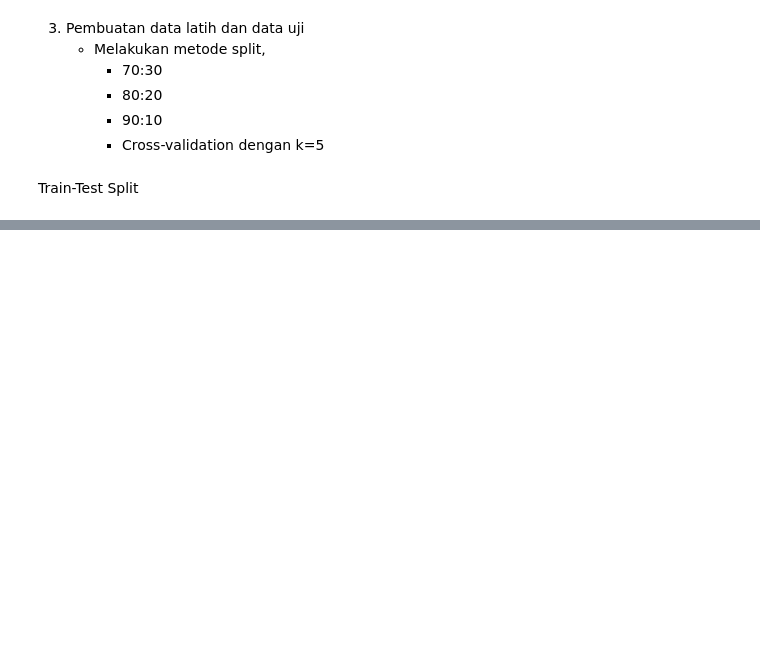
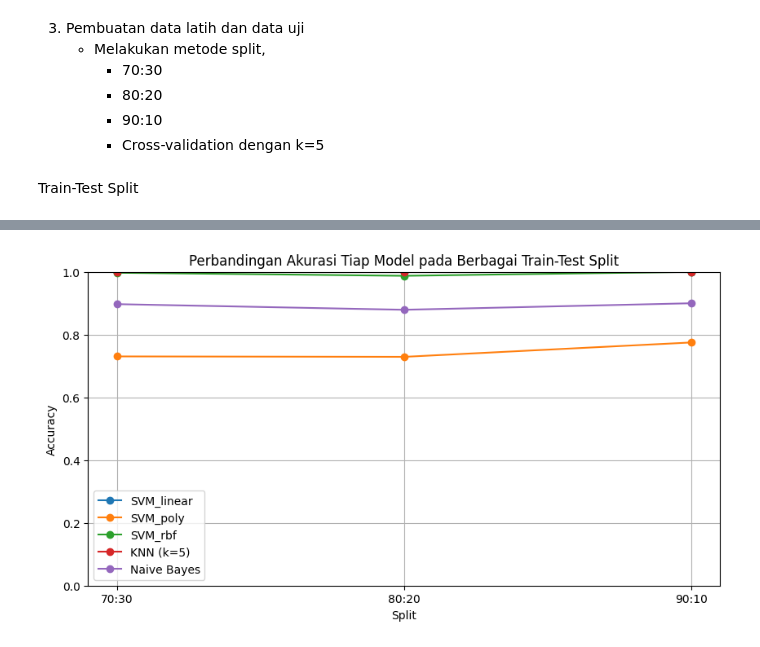
Before and after one commit to HanifFaishalH/Kuis2_KlasifikasiJenisBatik, a Jupyter notebook: Kuis2_Batik.ipynb, the cells around one changed output, grey strips where cells are left out. Saved outputs shown, nothing was run; the diff lists cells and outputs as text; code cells hidden in the pictures; blank space fills up the shorter version.

Commit message:
update: tampilkan jumlah train & test data

```diff
--- a/Kuis2_Batik.ipynb
+++ b/Kuis2_Batik.ipynb
@@ -479,12 +479,13 @@ plt.show()
 Train-Test Split
 # %%
 from sklearn.model_selection import train_test_split, KFold, cross_val_score
-from sklearn.metrics import accuracy_score
+from sklearn.metrics import accuracy_score, confusion_matrix, classification_report
 from sklearn.svm import SVC
 from sklearn.neighbors import KNeighborsClassifier
 from sklearn.naive_bayes import GaussianNB
 import pandas as pd, numpy as np
-
+import matplotlib.pyplot as plt
+import seaborn as sns
 
 y = df['motif_name']
 
@@ -499,32 +500,76 @@ models = {
 ratios = [0.3, 0.2, 0.1]
 ratio_names = ["70:30", "80:20", "90:10"]
 
-result = []
-for ratio, ratio_names in zip(ratios, ratio_names):
+results = []
+conf_matrices = {}
+class_reports = {}
+
+for ratio, split_name in zip(ratios, ratio_names):
     X_train, X_test, y_train, y_test = train_test_split(
         X_scaled, y, test_size=ratio, random_state=42, stratify=y
     )
 
-    row = [ratio_names]
-    for m in models.values():
-      m.fit(X_train, y_train)
-      y_pred = m.predict(X_test)
-      row.append(accuracy_score(y_test, y_pred))
+    train_size = len(X_train)
+    test_size = len(X_test)
 
-    result.append(row)
+    row = [split_name, train_size, test_size]
+
+    for name, m in models.items():
+        m.fit(X_train, y_train)
+        y_pred = m.predict(X_test)
+
+        # Simpan hasil
+        row.append(accuracy_score(y_test, y_pred))
+
+        # Simpan confusion matrix dan classification report
+        conf_matrices[(split_name, name)] = confusion_matrix(y_test, y_pred)
+        class_reports[(split_name, name)] = classification_report(y_test, y_pred, zero_division=0)
+
+    results.append(row)
+
+
+# DataFrame hasil utama
 
 res_df = pd.DataFrame(
-    result,
-    columns=["Split"] + list(models.keys())
+    results,
+    columns=["Split", "Train Size", "Test Size"] + list(models.keys())
 )
+
+print("\n=== Hasil Train-Test Split ===")
 print(res_df)
 
-kf = KFold(n_splits=5,shuffle=True,random_state=42)
-cv_results=[]
+# K-Fold Cross Validation
+
+kf = KFold(n_splits=5, shuffle=True, random_state=42)
+cv_results = []
+
 for name, model in models.items():
-    scores = cross_val_score(model,X_scaled,y,cv=kf)
-    cv_results.append([name,np.mean(scores),np.std(scores)])
+    scores = cross_val_score(model, X_scaled, y, cv=kf)
+    cv_results.append([name, np.mean(scores), np.std(scores)])
 
-cv_df = pd.DataFrame(cv_results, columns=["Model","Mean Accuracy","Std Dev"])
+cv_df = pd.DataFrame(cv_results, columns=["Model", "Mean Accuracy", "Std Dev"])
+
+print("\n=== Hasil K-Fold Cross Validation ===")
 print(cv_df)
+
+plt.figure(figsize=(10,5))
+for model_name in models.keys():
+    plt.plot(res_df["Split"], res_df[model_name], marker='o', label=model_name)
+
+plt.title("Perbandingan Akurasi Tiap Model pada Berbagai Train-Test Split")
+plt.xlabel("Split")
+plt.ylabel("Accuracy")
+plt.ylim(0,1)
+plt.grid(True)
+plt.legend()
+plt.show()
+
+plt.figure(figsize=(8,5))
+plt.bar(cv_df["Model"], cv_df["Mean Accuracy"])
+plt.title("Mean Accuracy dari 5-Fold Cross Validation")
+plt.ylabel("Accuracy")
+plt.ylim(0,1)
+plt.xticks(rotation=45)
+plt.grid(True, axis='y', linestyle='--')
+plt.show()
 # %% [output]
@@ -540,0 +594 @@ print(cv_df)
+[figure, added]
```
Also changed, not shown: parts of 3 cells of this notebook.
